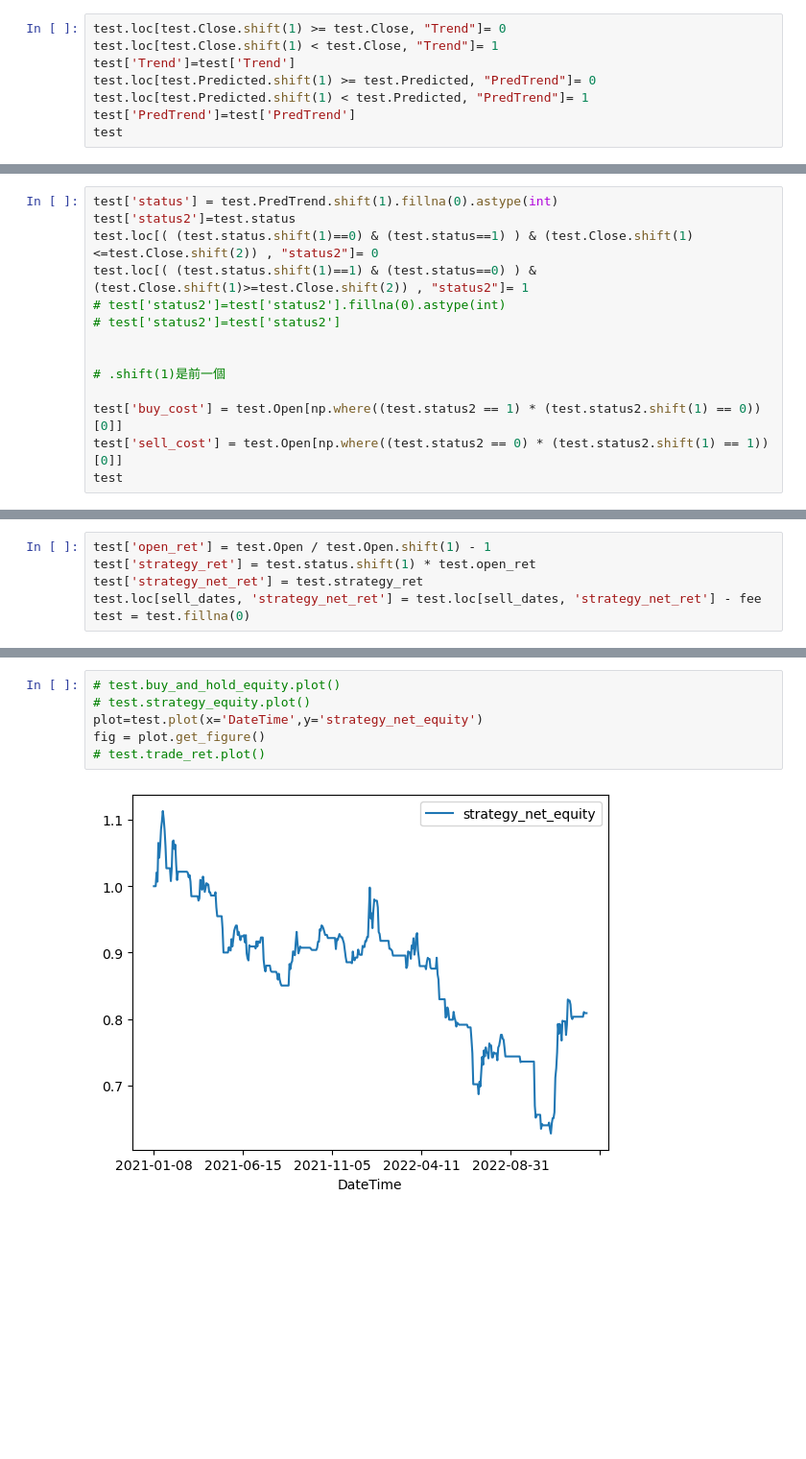
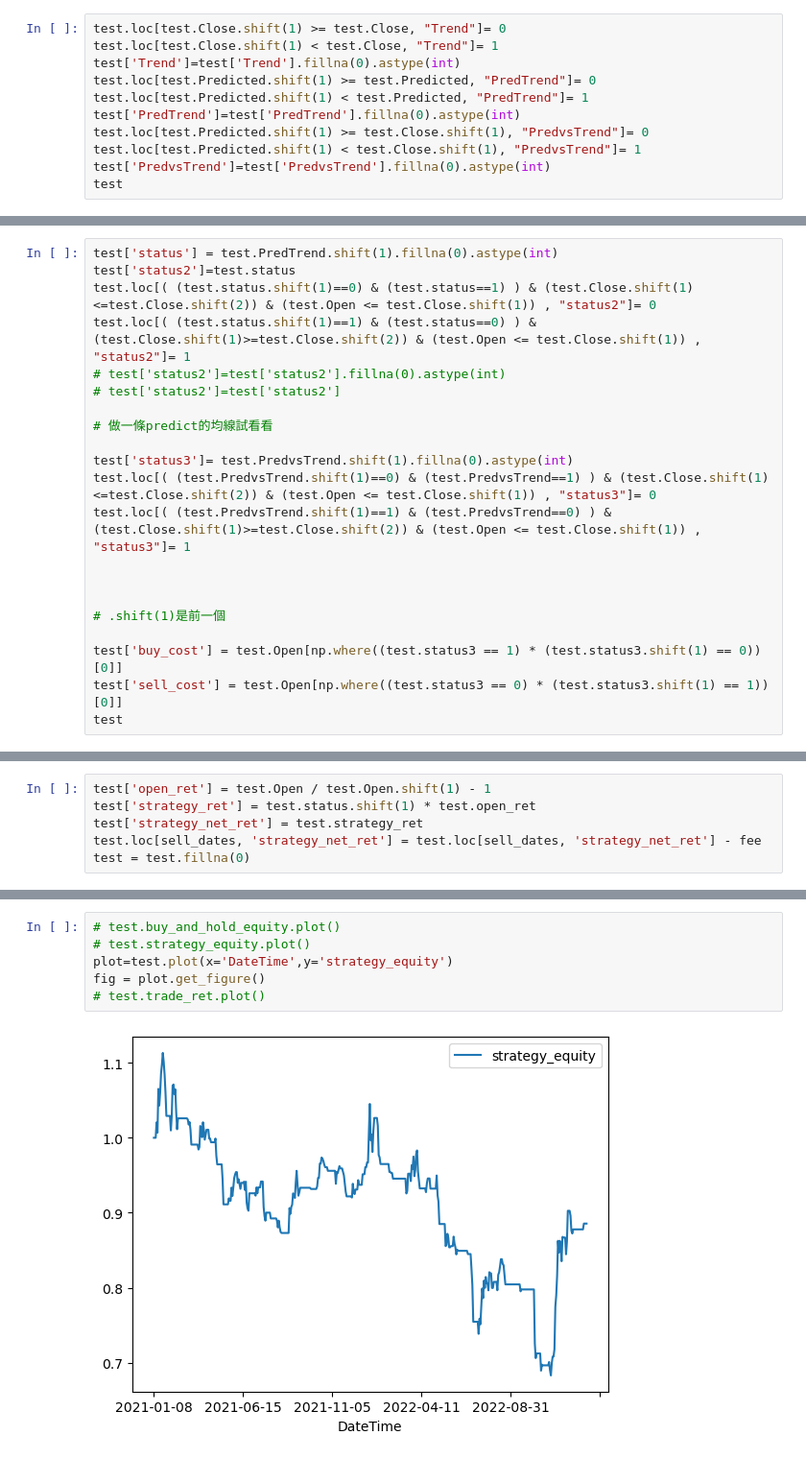
Before and after one commit to mikaiyen/stock-predict, a Jupyter notebook: profit.ipynb, the cells around one changed output, grey strips where cells are left out. Shown at 96% size. Cells and saved outputs as stored; diff of their text form; blank space fills up the shorter version.

Commit message:
wow predict

```diff
--- a/profit.ipynb
+++ b/profit.ipynb
@@ -27,9 +27,12 @@ test
 # %%
 test.loc[test.Close.shift(1) >= test.Close, "Trend"]= 0
 test.loc[test.Close.shift(1) < test.Close, "Trend"]= 1
-test['Trend']=test['Trend']
+test['Trend']=test['Trend'].fillna(0).astype(int)
 test.loc[test.Predicted.shift(1) >= test.Predicted, "PredTrend"]= 0
 test.loc[test.Predicted.shift(1) < test.Predicted, "PredTrend"]= 1
-test['PredTrend']=test['PredTrend']
+test['PredTrend']=test['PredTrend'].fillna(0).astype(int)
+test.loc[test.Predicted.shift(1) >= test.Close.shift(1), "PredvsTrend"]= 0
+test.loc[test.Predicted.shift(1) < test.Close.shift(1), "PredvsTrend"]= 1
+test['PredvsTrend']=test['PredvsTrend'].fillna(0).astype(int)
 test
 # %% [output]
@@ -53,15 +56,22 @@ test
 # %%
 test['status'] = test.PredTrend.shift(1).fillna(0).astype(int)
 test['status2']=test.status
-test.loc[( (test.status.shift(1)==0) & (test.status==1) ) & (test.Close.shift(1)<=test.Close.shift(2)) , "status2"]= 0
-test.loc[( (test.status.shift(1)==1) & (test.status==0) ) & (test.Close.shift(1)>=test.Close.shift(2)) , "status2"]= 1
+test.loc[( (test.status.shift(1)==0) & (test.status==1) ) & (test.Close.shift(1)<=test.Close.shift(2)) & (test.Open <= test.Close.shift(1)) , "status2"]= 0
+test.loc[( (test.status.shift(1)==1) & (test.status==0) ) & (test.Close.shift(1)>=test.Close.shift(2)) & (test.Open <= test.Close.shift(1)) , "status2"]= 1
 # test['status2']=test['status2'].fillna(0).astype(int)
 # test['status2']=test['status2']
+
+# 做一條predict的均線試看看
+
+test['status3']= test.PredvsTrend.shift(1).fillna(0).astype(int)
+test.loc[( (test.PredvsTrend.shift(1)==0) & (test.PredvsTrend==1) ) & (test.Close.shift(1)<=test.Close.shift(2)) & (test.Open <= test.Close.shift(1)) , "status3"]= 0
+test.loc[( (test.PredvsTrend.shift(1)==1) & (test.PredvsTrend==0) ) & (test.Close.shift(1)>=test.Close.shift(2)) & (test.Open <= test.Close.shift(1)) , "status3"]= 1
+
 
 
 # .shift(1)是前一個
 
-test['buy_cost'] = test.Open[np.where((test.status2 == 1) * (test.status2.shift(1) == 0))[0]]
-test['sell_cost'] = test.Open[np.where((test.status2 == 0) * (test.status2.shift(1) == 1))[0]]
+test['buy_cost'] = test.Open[np.where((test.status3 == 1) * (test.status3.shift(1) == 0))[0]]
+test['sell_cost'] = test.Open[np.where((test.status3 == 0) * (test.status3.shift(1) == 1))[0]]
 test
 # %% [output]
@@ -157,8 +168,8 @@ test
 # %%
 # test.buy_and_hold_equity.plot()
 # test.strategy_equity.plot()
-plot=test.plot(x='DateTime',y='strategy_net_equity')
+plot=test.plot(x='DateTime',y='strategy_equity')
 fig = plot.get_figure()
 # test.trade_ret.plot()
 # %% [output]
-[figure, old version]
+[figure, new version]
```
Also changed, not shown: parts of 5 cells of this notebook, 2 other files.
